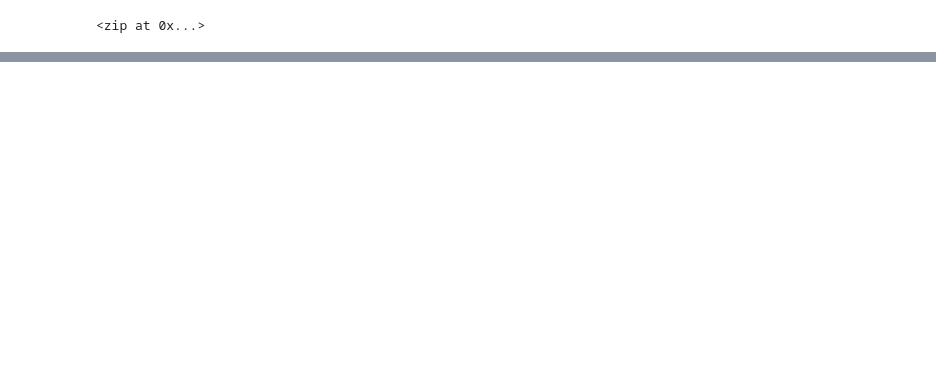
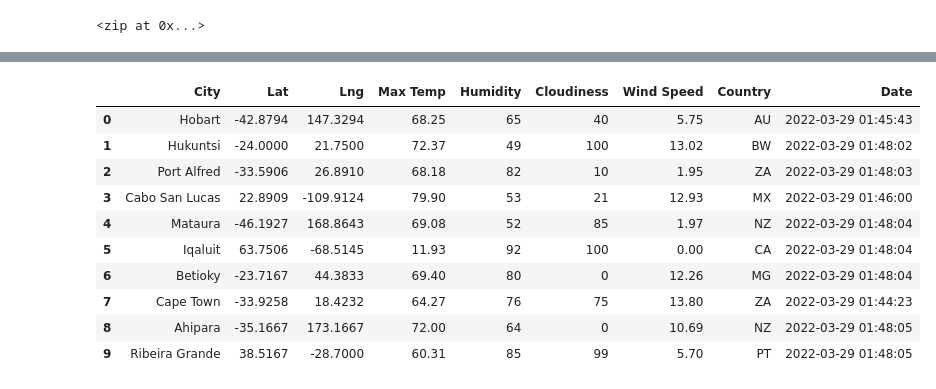
Before and after one commit to ipbrieske/World_Weather_Analysis, a Jupyter notebook: WeatherPy.ipynb, the cells around one changed output, grey strips where cells are left out. Cells and saved outputs as stored; diff of their text form; code cells hidden in the pictures; blank space fills up the shorter version.

Commit message:
updated gitignore, compiled city_data DataFrame using API calls

```diff
--- a/WeatherPy.ipynb
+++ b/WeatherPy.ipynb
@@ -98,0 +189,16 @@ cities
+# %%
+# Convert the array of dictionaries to a Pandas DataFrame
+city_data_df = pd.DataFrame(city_data)
+city_data_df.head(10)
+# %% [output]
+|  | City | Lat | Lng | Max Temp | Humidity | Cloudiness | Wind Speed | Country | Date |
+| 0 | Hobart | -42.8794 | 147.3294 | 68.25 | 65 | 40 | 5.75 | AU | 2022-03-29 01:45:43 |
+| 1 | Hukuntsi | -24.0000 | 21.7500 | 72.37 | 49 | 100 | 13.02 | BW | 2022-03-29 01:48:02 |
+| 2 | Port Alfred | -33.5906 | 26.8910 | 68.18 | 82 | 10 | 1.95 | ZA | 2022-03-29 01:48:03 |
+| 3 | Cabo San Lucas | 22.8909 | -109.9124 | 79.90 | 53 | 21 | 12.93 | MX | 2022-03-29 01:46:00 |
+| 4 | Mataura | -46.1927 | 168.8643 | 69.08 | 52 | 85 | 1.97 | NZ | 2022-03-29 01:48:04 |
+| 5 | Iqaluit | 63.7506 | -68.5145 | 11.93 | 92 | 100 | 0.00 | CA | 2022-03-29 01:48:04 |
+| 6 | Betioky | -23.7167 | 44.3833 | 69.40 | 80 | 0 | 12.26 | MG | 2022-03-29 01:48:04 |
+| 7 | Cape Town | -33.9258 | 18.4232 | 64.27 | 76 | 75 | 13.80 | ZA | 2022-03-29 01:44:23 |
+| 8 | Ahipara | -35.1667 | 173.1667 | 72.00 | 64 | 0 | 10.69 | NZ | 2022-03-29 01:48:05 |
+| 9 | Ribeira Grande | 38.5167 | -28.7000 | 60.31 | 85 | 99 | 5.70 | PT | 2022-03-29 01:48:05 |
```
Also changed, not shown: parts of 6 cells of this notebook, 3 other files.
